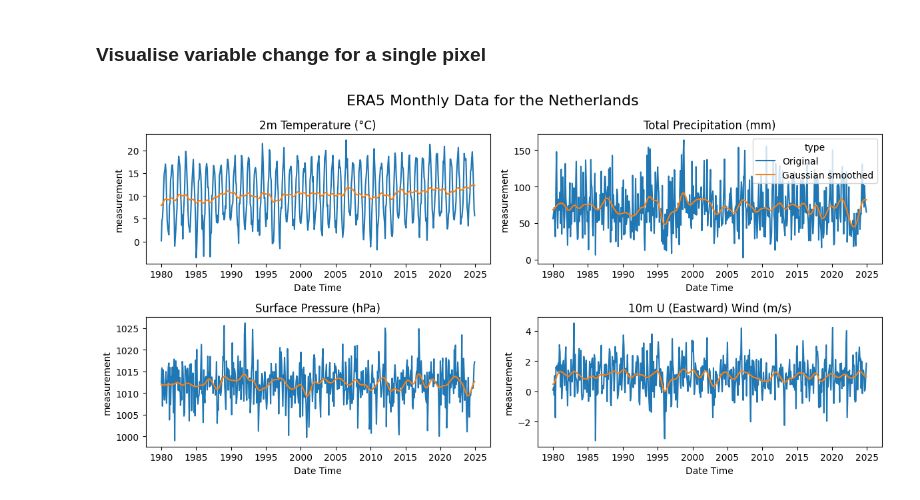
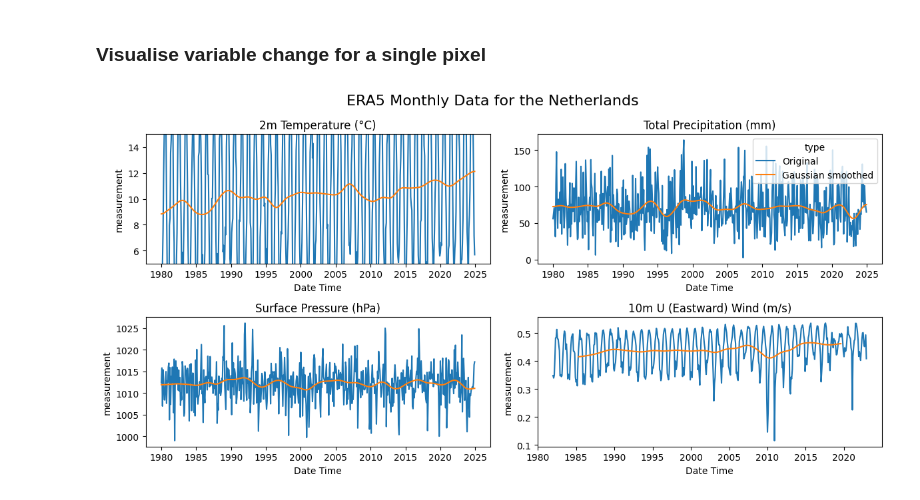
Before and after one commit to xizhurs/stress_prediction, a Jupyter notebook: notebooks/explore.ipynb, the cells around one changed output. Cells and saved outputs as stored; diff of their text form; code cells hidden in the pictures.

```diff
--- a/notebooks/explore.ipynb
+++ b/notebooks/explore.ipynb
@@ -7,7 +7,7 @@ import matplotlib.pyplot as plt
 from scipy.ndimage import gaussian_filter1d
 from scipy.signal import savgol_filter
 
-xarr = xr.open_dataset("data/data_stream-moda.nc")
+xarr = xr.open_dataset("data/netherlands_era5_with_ndvi_vci.nc")  # dims: time, lat, lon
 xarr = xarr.to_array()
 # U Eastward, V Northward, T2M 2m Temperature, SP Surface Pressure, TP Total Precipitation
 # %% [markdown]
@@ -23,7 +23,7 @@ df_mean = (
 )
 
 # --- Parameters ---
-GAUSS_SIGMA = 5
+GAUSS_SIGMA = 10
 SAVGOL_WINDOW = 15  # Must be odd
 SAVGOL_ORDER = 2
 
@@ -78,32 +78,33 @@ sns.lineplot(
     x="Date Time",
     y="measurement",
     hue="type",
     # style="type",
     ax=ax[0][1],
 )
 sns.lineplot(
     data=df_smoothed[df_smoothed["variable"] == "sp"],
     x="Date Time",
     y="measurement",
     hue="type",
     # style="type",
     ax=ax[1][0],
     legend=False,
 )
 sns.lineplot(
-    data=df_smoothed[df_smoothed["variable"] == "u10"],
+    data=df_smoothed[df_smoothed["variable"] == "NDVI"],
     x="Date Time",
     y="measurement",
     hue="type",
     # style="type",
     ax=ax[1][1],
     legend=False,
 )
 fig.suptitle("ERA5 Monthly Data for the Netherlands", fontsize=16)
 ax[0][0].set_title("2m Temperature (°C)")
+ax[0][0].set_ylim(5, 15)
 ax[0][1].set_title("Total Precipitation (mm)")
 ax[1][0].set_title("Surface Pressure (hPa)")
 ax[1][1].set_title("10m U (Eastward) Wind (m/s)")
 plt.tight_layout()
 # %% [output]
-[figure, old version]
+[figure, new version]
```
Also changed, not shown: 44 other files.
